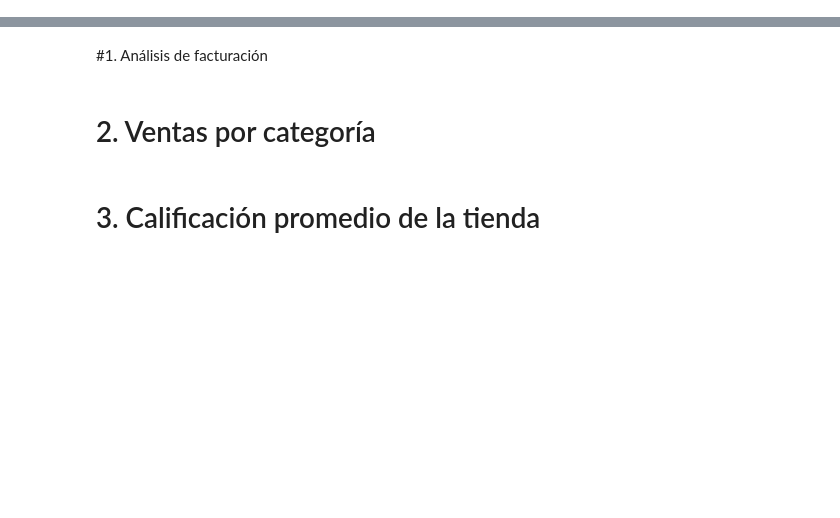
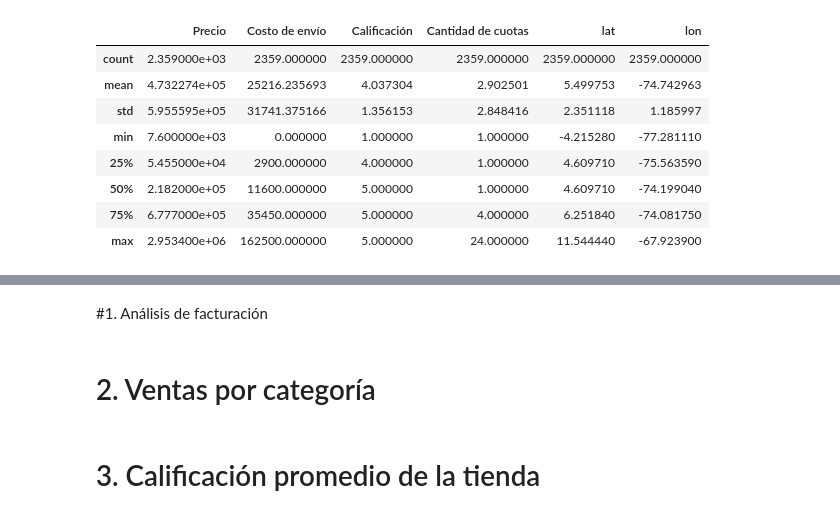
Before and after one commit to JharleCompres/Analisis-de-datos-Alura-Store, a Jupyter notebook: AluraStore.ipynb, the cells around one changed output, grey strips where cells are left out. Drawn from its saved outputs; the diff is of its cells as text; code cells hidden in the pictures; blank space fills up the shorter version.

```diff
--- a/AluraStore.ipynb
+++ b/AluraStore.ipynb
@@ -25,0 +101,12 @@ tienda.head()
+# %%
+tienda2.describe()
+# %% [output]
+|  | Precio | Costo de envío | Calificación | Cantidad de cuotas | lat | lon |
+| count | 2.359000e+03 | 2359.000000 | 2359.000000 | 2359.000000 | 2359.000000 | 2359.000000 |
+| mean | 4.732274e+05 | 25216.235693 | 4.037304 | 2.902501 | 5.499753 | -74.742963 |
+| std | 5.955595e+05 | 31741.375166 | 1.356153 | 2.848416 | 2.351118 | 1.185997 |
+| min | 7.600000e+03 | 0.000000 | 1.000000 | 1.000000 | -4.215280 | -77.281110 |
+| 25% | 5.455000e+04 | 2900.000000 | 4.000000 | 1.000000 | 4.609710 | -75.563590 |
+| 50% | 2.182000e+05 | 11600.000000 | 5.000000 | 1.000000 | 4.609710 | -74.199040 |
+| 75% | 6.777000e+05 | 35450.000000 | 5.000000 | 4.000000 | 6.251840 | -74.081750 |
+| max | 2.953400e+06 | 162500.000000 | 5.000000 | 24.000000 | 11.544440 | -67.923900 |
```
Also changed, not shown: parts of 13 cells of this notebook.
